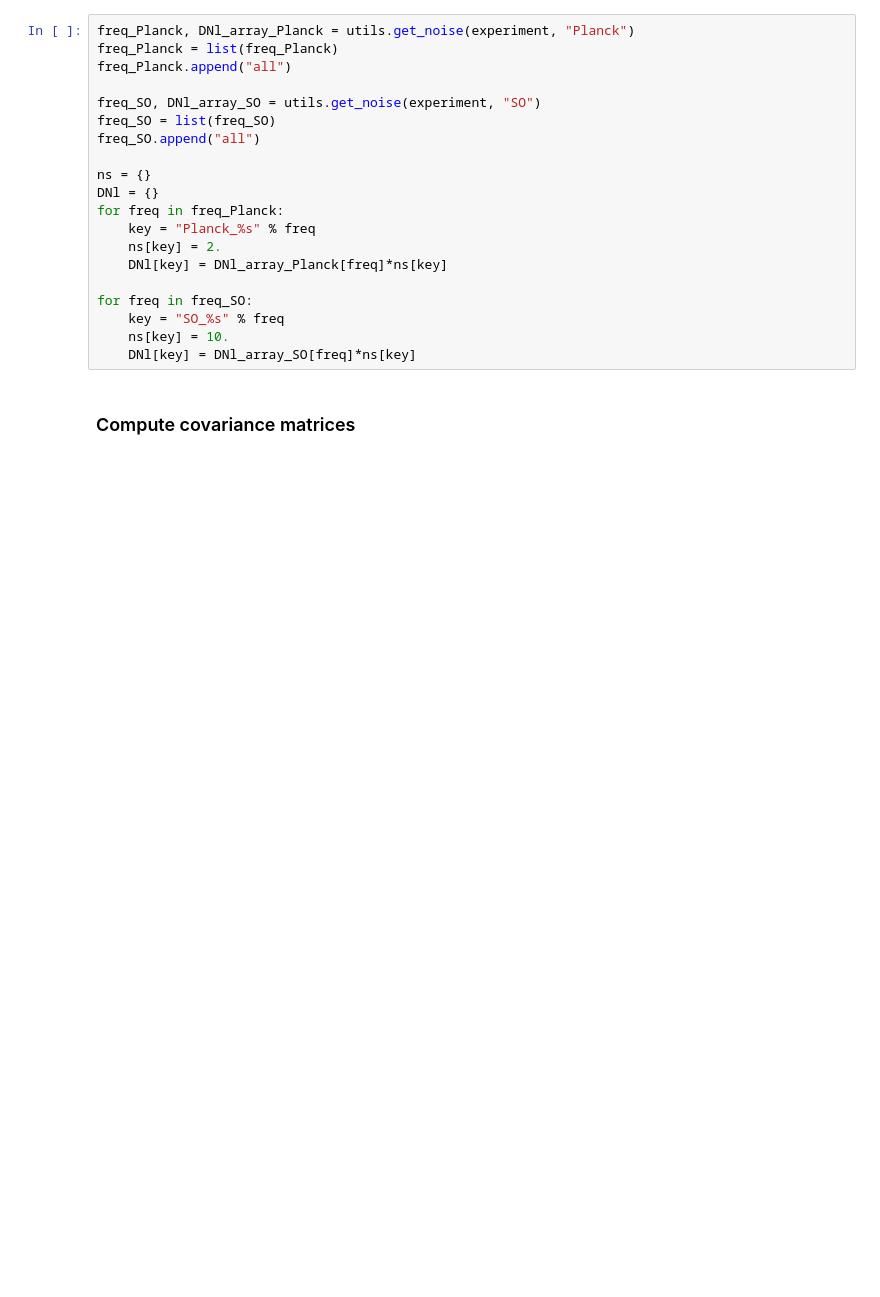
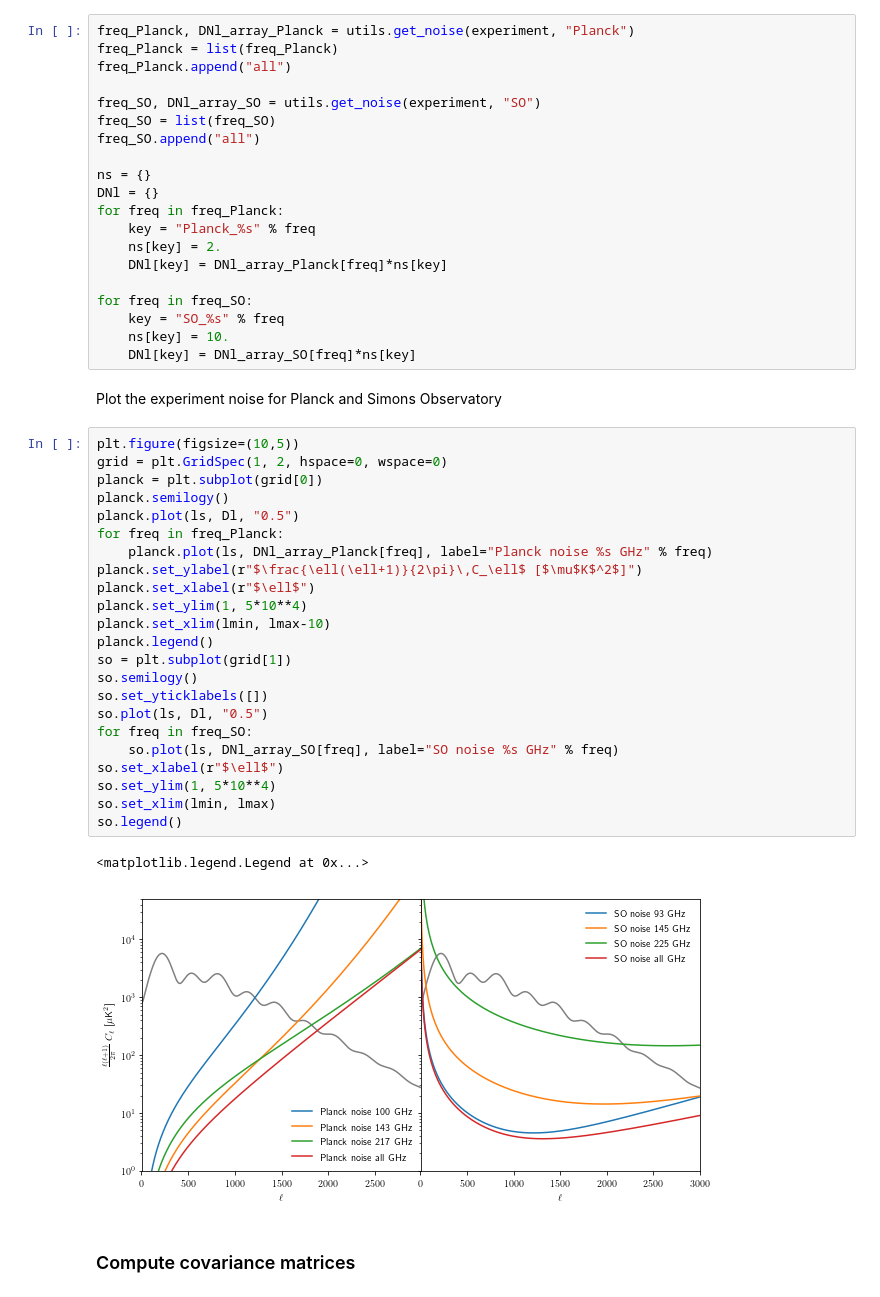
Before and after one commit to xgarrido/beyondCV, a Jupyter notebook: notebooks/residuals_covmat.ipynb, the cells around one changed output. Cells and saved outputs as stored; diff of their text form; blank space fills up the shorter version.

```diff
--- a/notebooks/residuals_covmat.ipynb
+++ b/notebooks/residuals_covmat.ipynb
@@ -55,6 +55,34 @@ for freq in freq_SO:
     key = "SO_%s" % freq
     ns[key] = 10.
     DNl[key] = DNl_array_SO[freq]*ns[key]
+# %% [markdown]
+Plot the experiment noise for Planck and Simons Observatory
+# %%
+plt.figure(figsize=(10,5))
+grid = plt.GridSpec(1, 2, hspace=0, wspace=0)
+planck = plt.subplot(grid[0])
+planck.semilogy()
+planck.plot(ls, Dl, "0.5")
+for freq in freq_Planck:
+    planck.plot(ls, DNl_array_Planck[freq], label="Planck noise %s GHz" % freq)
+planck.set_ylabel(r"$\frac{\ell(\ell+1)}{2\pi}\,C_\ell$ [$\mu$K$^2$]")
+planck.set_xlabel(r"$\ell$")
+planck.set_ylim(1, 5*10**4)
+planck.set_xlim(lmin, lmax-10)
+planck.legend()
+so = plt.subplot(grid[1])
+so.semilogy()
+so.set_yticklabels([])
+so.plot(ls, Dl, "0.5")
+for freq in freq_SO:
+    so.plot(ls, DNl_array_SO[freq], label="SO noise %s GHz" % freq)
+so.set_xlabel(r"$\ell$")
+so.set_ylim(1, 5*10**4)
+so.set_xlim(lmin, lmax)
+so.legend()
+# %% [output]
+<matplotlib.legend.Legend at 0x...>
+[figure, added]
 # %% [markdown]
 ### Compute covariance matrices
 # %%
```
Also changed, not shown: parts of 2 cells of this notebook.
